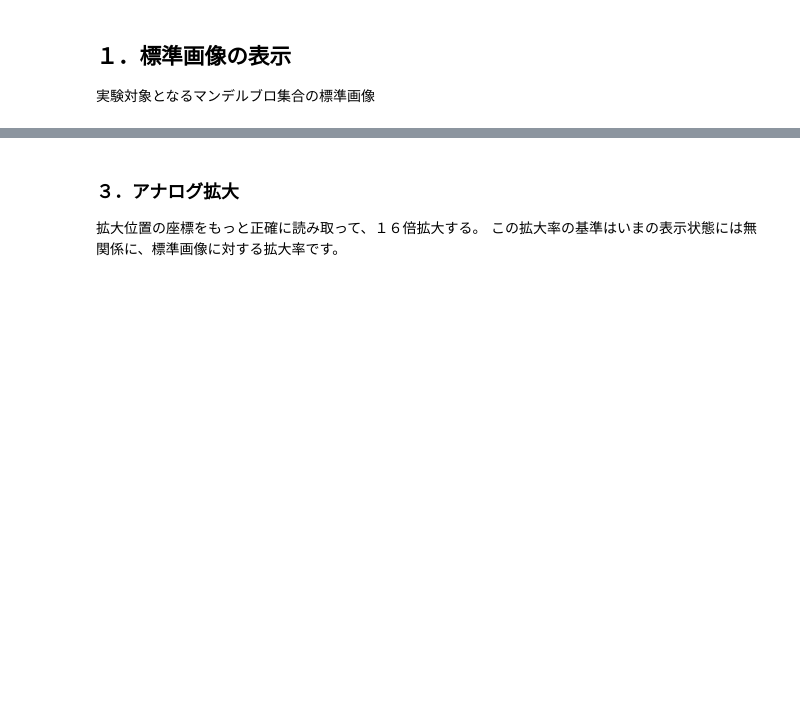
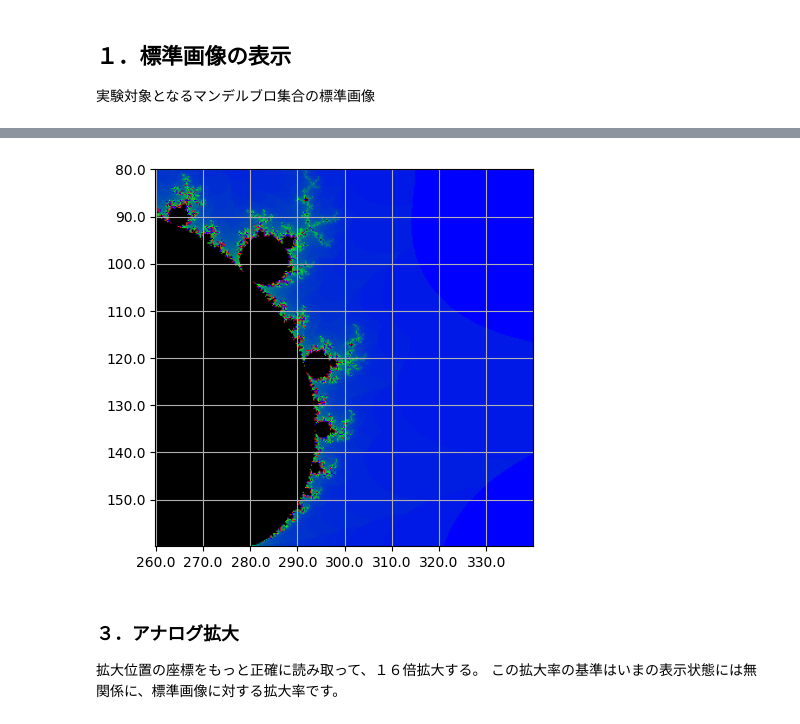
Before and after one commit to aquapathos/openCVLesson, a Jupyter notebook: IP/アナログ画像とディジタル画像.ipynb, the cells around one changed output, grey strips where cells are left out. Cells and saved outputs as stored; diff of their text form; code cells hidden in the pictures; blank space fills up the shorter version.

```diff
--- a/IP/アナログ画像とディジタル画像.ipynb
+++ b/IP/アナログ画像とディジタル画像.ipynb
@@ -293,0 +301,4 @@ img =  drawMandel((300,120),2.0)
+# %%
+%%time
+img =  drawMandel((300,120),4.0)
+# %% [output]
@@ -294,3 +307,4 @@ img =  drawMandel((300,120),2.0)
+[figure, added]
 # %% [markdown]
 ### ３．アナログ拡大
 
```
Also changed, not shown: parts of 12 cells of this notebook.
